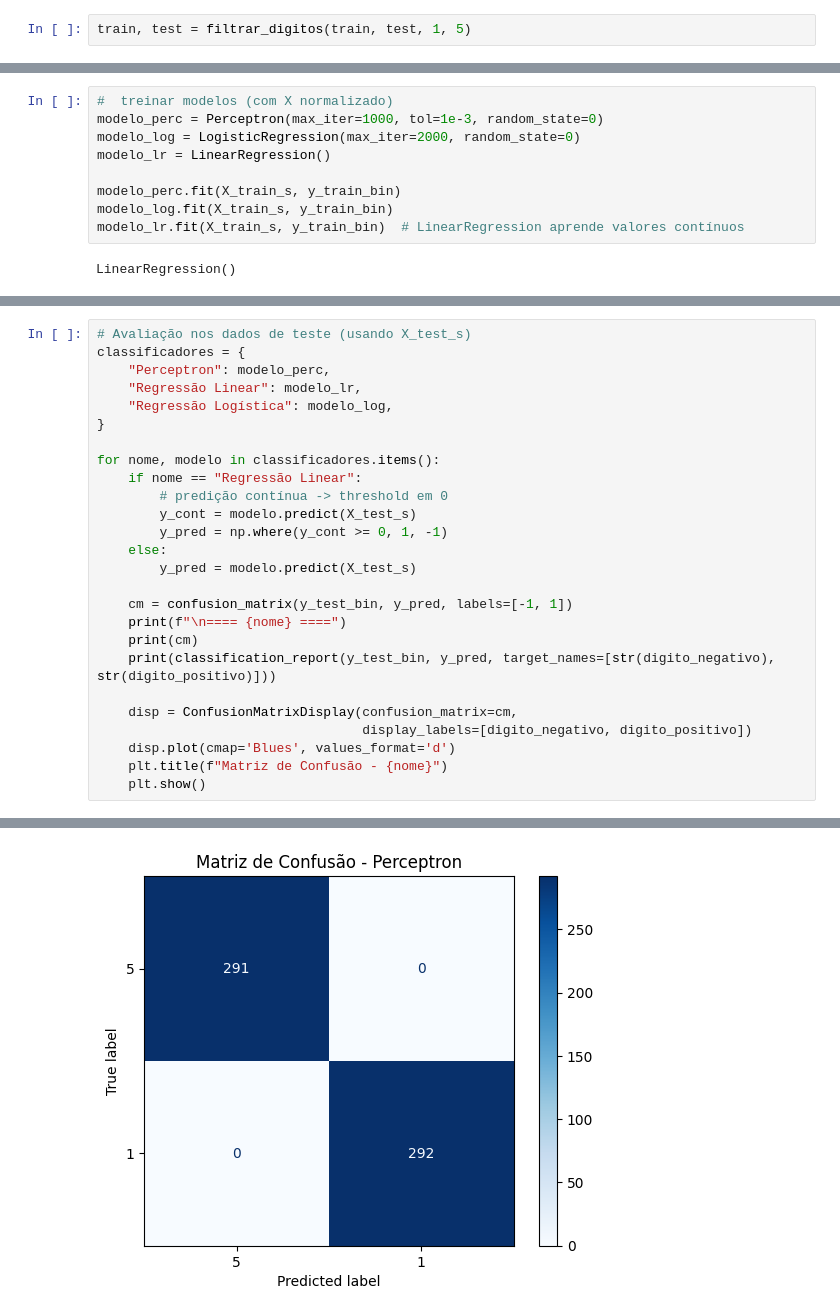
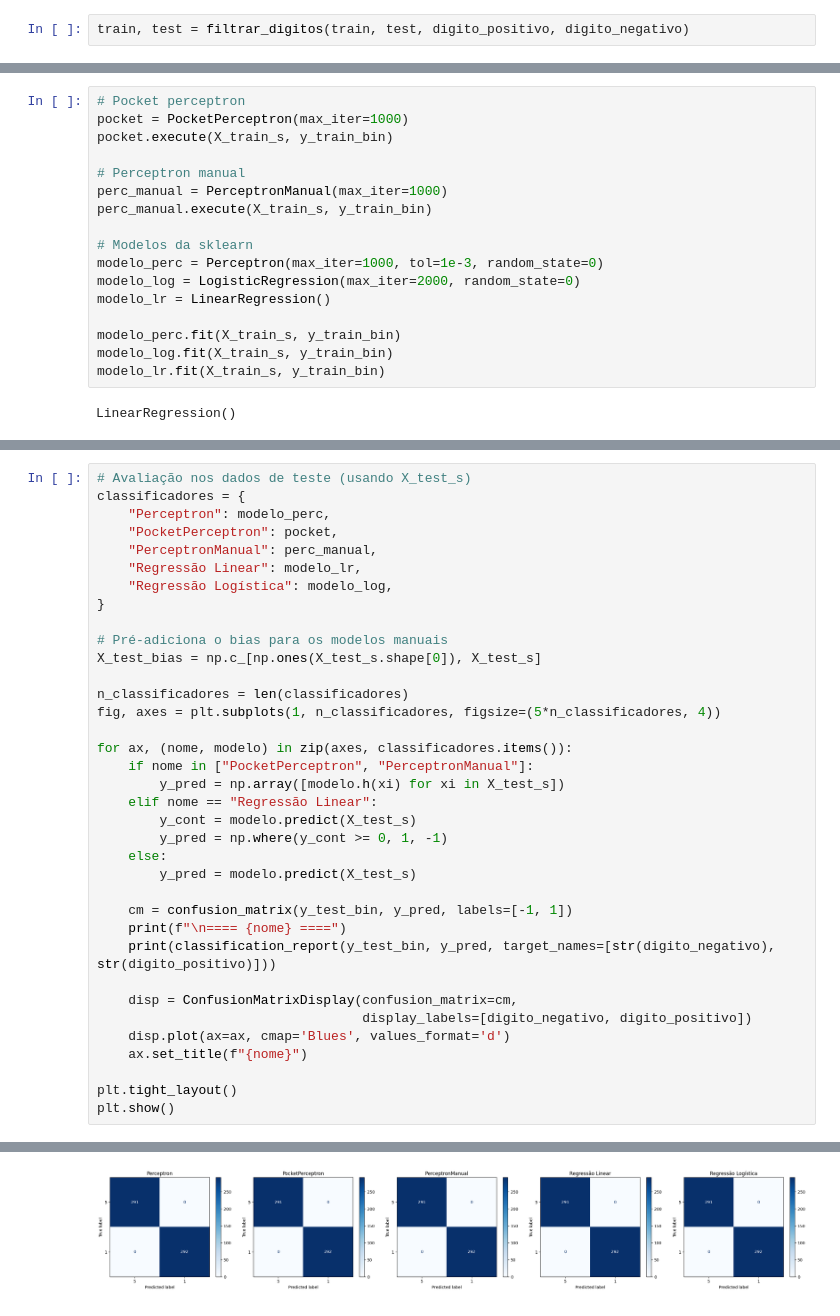
Before and after one commit to Gusttavoafonso/Projeto_1_ML, a Jupyter notebook: classificacao_1X5.ipynb, the cells around one changed output, grey strips where cells are left out. Cells and saved outputs as stored; diff of their text form.

```diff
--- a/classificacao_1X5.ipynb
+++ b/classificacao_1X5.ipynb
@@ -49,2 +159,2 @@ def plot_reta_decisao_from_coef(coef, intercepto, color, label):
 # %%
-train, test = filtrar_digitos(train, test, 1, 5)
+train, test = filtrar_digitos(train, test, digito_positivo, digito_negativo)
@@ -116,11 +209,19 @@ X_test_s = scaler.transform(X_test)
 # %%
-#  treinar modelos (com X normalizado)
+# Pocket perceptron
+pocket = PocketPerceptron(max_iter=1000)
+pocket.execute(X_train_s, y_train_bin)
+
+# Perceptron manual
+perc_manual = PerceptronManual(max_iter=1000)
+perc_manual.execute(X_train_s, y_train_bin)
+
+# Modelos da sklearn
 modelo_perc = Perceptron(max_iter=1000, tol=1e-3, random_state=0)
 modelo_log = LogisticRegression(max_iter=2000, random_state=0)
 modelo_lr = LinearRegression()
 
 modelo_perc.fit(X_train_s, y_train_bin)
 modelo_log.fit(X_train_s, y_train_bin)
-modelo_lr.fit(X_train_s, y_train_bin)  # LinearRegression aprende valores contínuos
+modelo_lr.fit(X_train_s, y_train_bin)
 # %% [output]
 LinearRegression()
@@ -181,13 +272,22 @@ plt.show()
 # Avaliação nos dados de teste (usando X_test_s)
 classificadores = {
     "Perceptron": modelo_perc,
+    "PocketPerceptron": pocket,
+    "PerceptronManual": perc_manual,
     "Regressão Linear": modelo_lr,
     "Regressão Logística": modelo_log,
 }
 
-for nome, modelo in classificadores.items():
-    if nome == "Regressão Linear":
-        # predição contínua -> threshold em 0
+# Pré-adiciona o bias para os modelos manuais
+X_test_bias = np.c_[np.ones(X_test_s.shape[0]), X_test_s]
+
+n_classificadores = len(classificadores)
+fig, axes = plt.subplots(1, n_classificadores, figsize=(5*n_classificadores, 4))
+
+for ax, (nome, modelo) in zip(axes, classificadores.items()):
+    if nome in ["PocketPerceptron", "PerceptronManual"]:
+        y_pred = np.array([modelo.h(xi) for xi in X_test_s])
+    elif nome == "Regressão Linear":
         y_cont = modelo.predict(X_test_s)
         y_pred = np.where(y_cont >= 0, 1, -1)
     else:
@@ -195,13 +295,14 @@ for nome, modelo in classificadores.items():
 
     cm = confusion_matrix(y_test_bin, y_pred, labels=[-1, 1])
     print(f"\n==== {nome} ====")
-    print(cm)
     print(classification_report(y_test_bin, y_pred, target_names=[str(digito_negativo), str(digito_positivo)]))
 
     disp = ConfusionMatrixDisplay(confusion_matrix=cm,
                                   display_labels=[digito_negativo, digito_positivo])
-    disp.plot(cmap='Blues', values_format='d')
-    plt.title(f"Matriz de Confusão - {nome}")
-    plt.show()
+    disp.plot(ax=ax, cmap='Blues', values_format='d')
+    ax.set_title(f"{nome}")
+
+plt.tight_layout()
+plt.show()
 # %% [output]
 ==== Perceptron ====
@@ -218 +325 @@ weighted avg       1.00      1.00      1.00       583
-[figure, old version]
+[figure, new version]
```
Also changed, not shown: parts of 40 cells of this notebook, 2 other files.
